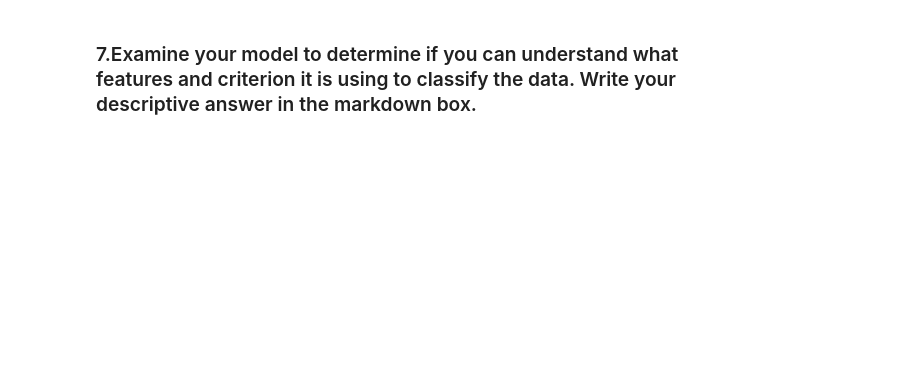
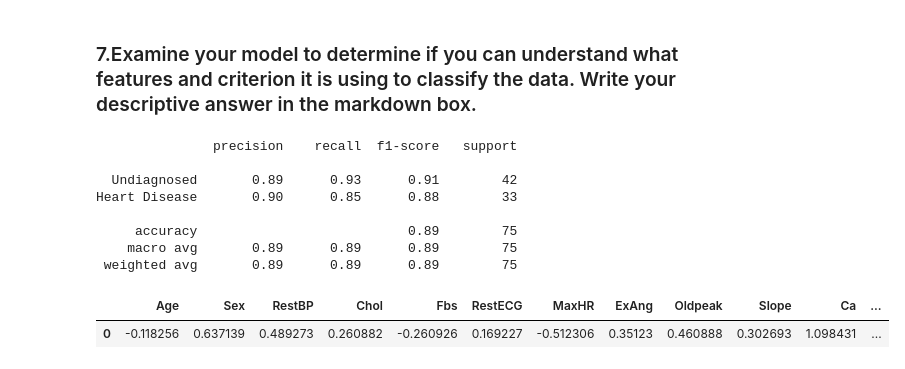
Before and after one commit to Prof-Ramesh-Srinivasan/assignment-3-michellecuci, a Jupyter notebook: Assignment3.ipynb, the cells around one changed output. Cells and saved outputs as stored; diff of their text form; code cells hidden in the pictures; blank space fills up the shorter version.

```diff
--- a/Assignment3.ipynb
+++ b/Assignment3.ipynb
@@ -352,2 +371,27 @@ Heart Disease       0.90      0.85      0.88        33
 # %% [markdown]
 ### 7.Examine your model to determine if you can understand what features and criterion it is using to classify the data. Write your descriptive answer in the markdown box.
+# %%
+from sklearn.preprocessing import StandardScaler
+ss = StandardScaler() #This initializes the StandardScaler
+predictors = heart_dummy[cols[1:19]]
+predictors_scaled = pd.DataFrame(ss.fit_transform(predictors),columns = predictors.columns)
+
+predictors_train, predictors_test, diabetes_train, diabetes_test = train_test_split(predictors_scaled, heart_disease, test_size=0.25, random_state=42)
+logreg = LogisticRegression(random_state=42,max_iter = 5000)
+logreg.fit(predictors_train, diabetes_train)
+diabetes_pred = logreg.predict(predictors_test)
+print(metrics.classification_report(diabetes_test,diabetes_pred,target_names=class_names))
+
+model = pd.DataFrame(logreg.coef_,columns = cols[1:19])
+model.head()
+# %% [output]
+               precision    recall  f1-score   support
+
+  Undiagnosed       0.89      0.93      0.91        42
+Heart Disease       0.90      0.85      0.88        33
+
+     accuracy                           0.89        75
+    macro avg       0.89      0.89      0.89        75
+ weighted avg       0.89      0.89      0.89        75
+|  | Age | Sex | RestBP | Chol | Fbs | RestECG | MaxHR | ExAng | Oldpeak | Slope | Ca | ... |
+| 0 | -0.118256 | 0.637139 | 0.489273 | 0.260882 | -0.260926 | 0.169227 | -0.512306 | 0.35123 | 0.460888 | 0.302693 | 1.098431 | ... |
```
Also changed, not shown: parts of 21 cells of this notebook.
